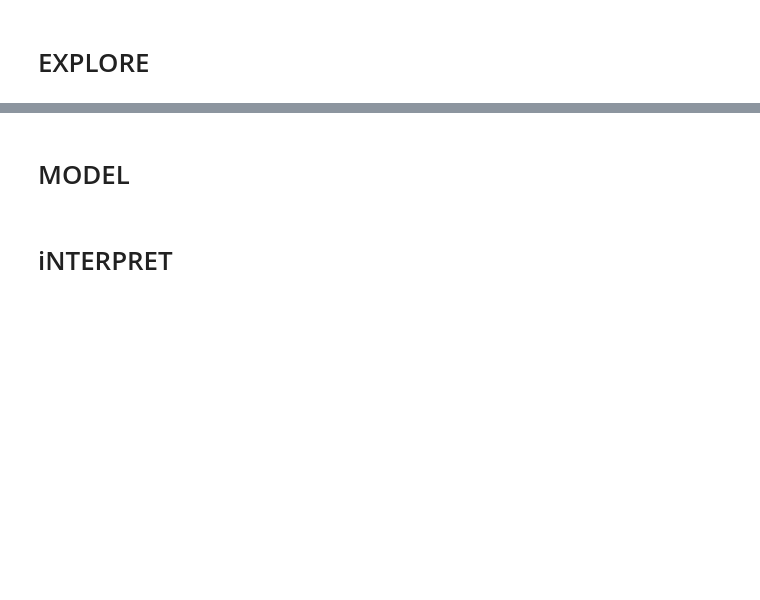
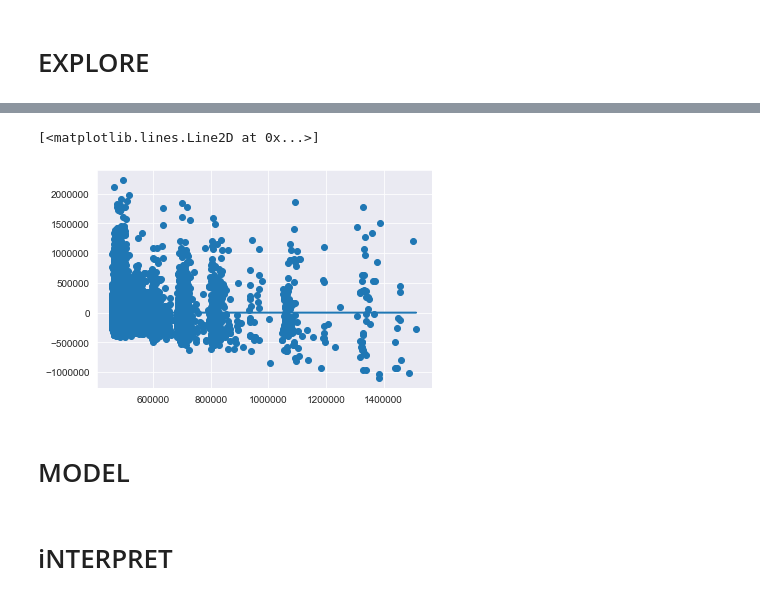
Before and after one commit to gabrieljarosi/dsc-mod-2-project-online-pt-041320, a Jupyter notebook: student_OSEMN.ipynb, the cells around one changed output, grey strips where cells are left out. Cells and saved outputs as stored; diff of their text form; code cells hidden in the pictures; blank space fills up the shorter version.

```diff
--- a/student_OSEMN.ipynb
+++ b/student_OSEMN.ipynb
@@ -407,3 +677,10 @@ df.hist(figsize = (20,20));
+# %%
+# Your code here - Check that the residuals are homoscedastic
+plt.scatter(model.predict(train_df[x_cols]), model.resid)
+plt.plot(model.predict(train_df[x_cols]), [0 for i in range(len(train_df))])
+# %% [output]
+[<matplotlib.lines.Line2D at 0x...>]
+[figure, added]
 # %% [markdown]
 # MODEL
 # %% [markdown]
```
Also changed, not shown: parts of 25 cells of this notebook.
